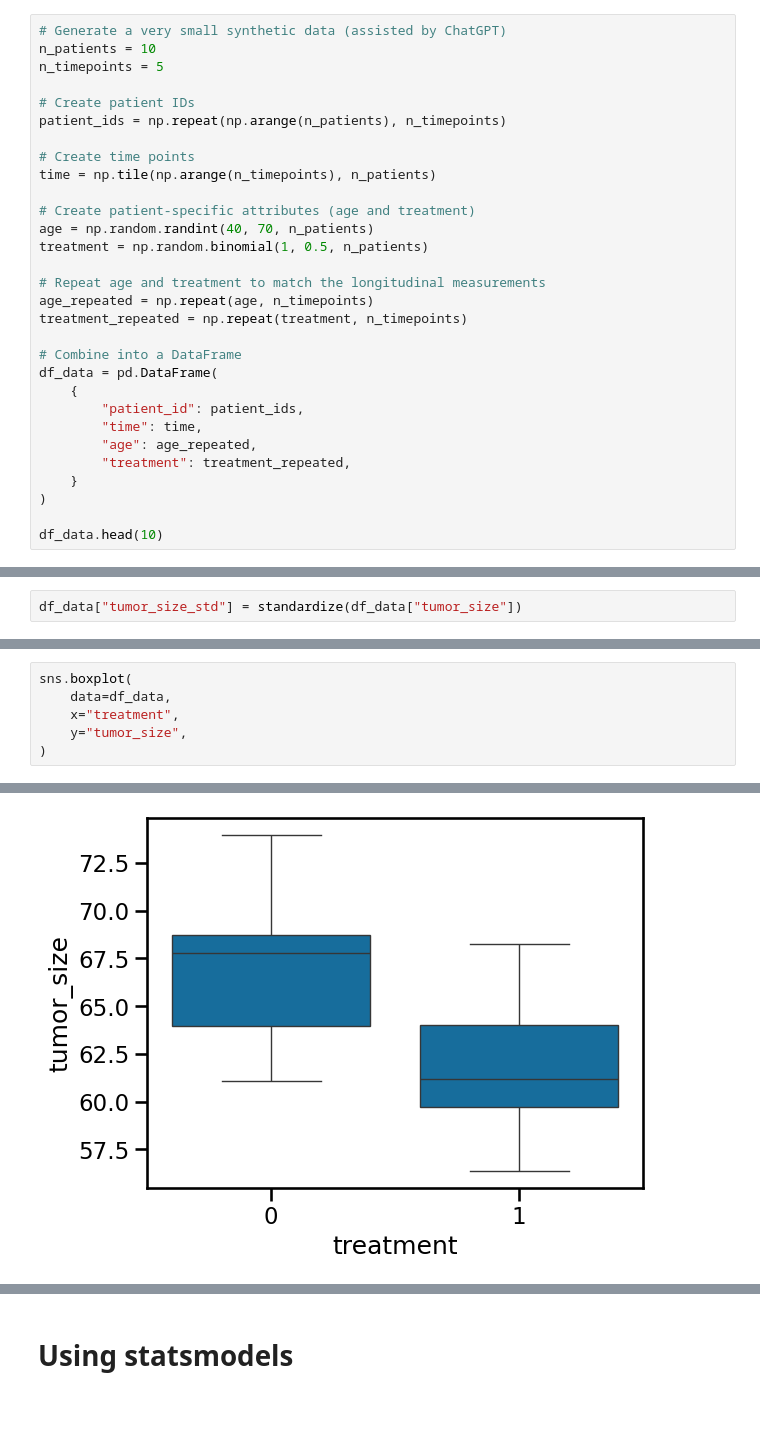
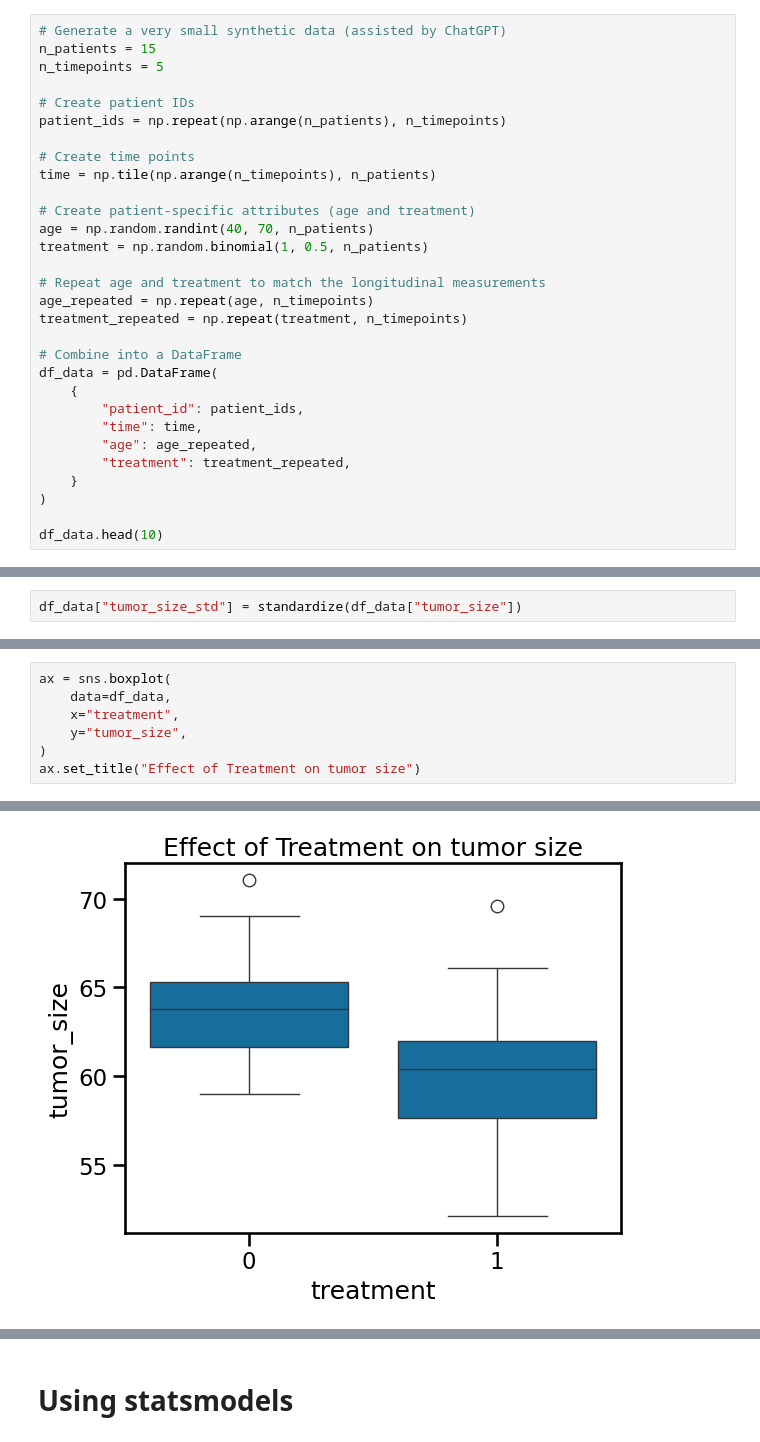
Before and after one commit to benslack19/benslack19.github.io, a Jupyter notebook: _posts_drafts/2024-05-19-time-series-varying-intercepts.ipynb, the cells around one changed output, grey strips where cells are left out. Cells and saved outputs as stored; diff of their text form; blank space fills up the shorter version.

```diff
--- a/_posts_drafts/2024-05-19-time-series-varying-intercepts.ipynb
+++ b/_posts_drafts/2024-05-19-time-series-varying-intercepts.ipynb
@@ -76,7 +53,7 @@ def standardize(x):
 # Data generation
 # %%
 # Generate a very small synthetic data (assisted by ChatGPT)
-n_patients = 10
+n_patients = 15
 n_timepoints = 5
 
 # Create patient IDs
@@ -218,7 +178,8 @@ sns.relplot(
 # %%
-sns.boxplot(
+ax = sns.boxplot(
     data=df_data,
     x="treatment",
     y="tumor_size",
 )
+ax.set_title("Effect of Treatment on tumor size")
 # %% [output]
@@ -226 +187 @@ sns.boxplot(
-[figure, old version]
+[figure, new version]
```
Also changed, not shown: parts of 48 cells of this notebook, 1 other file.
